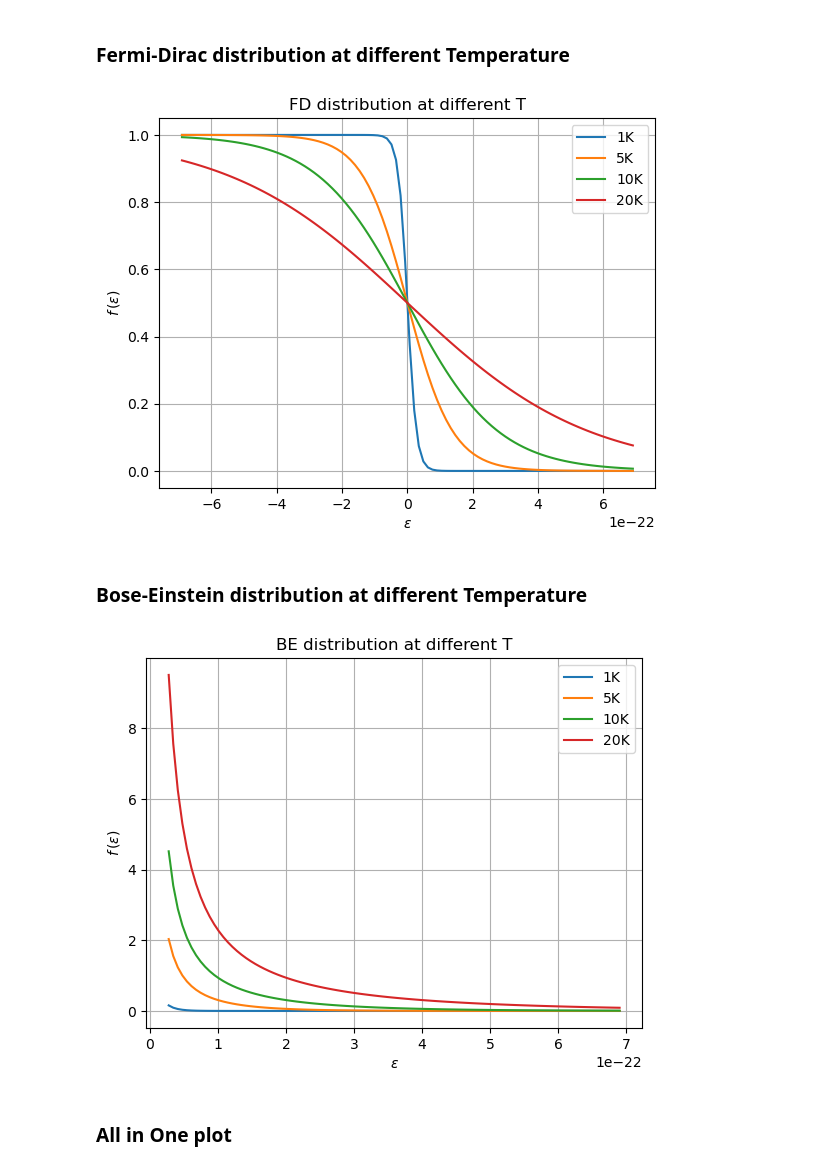
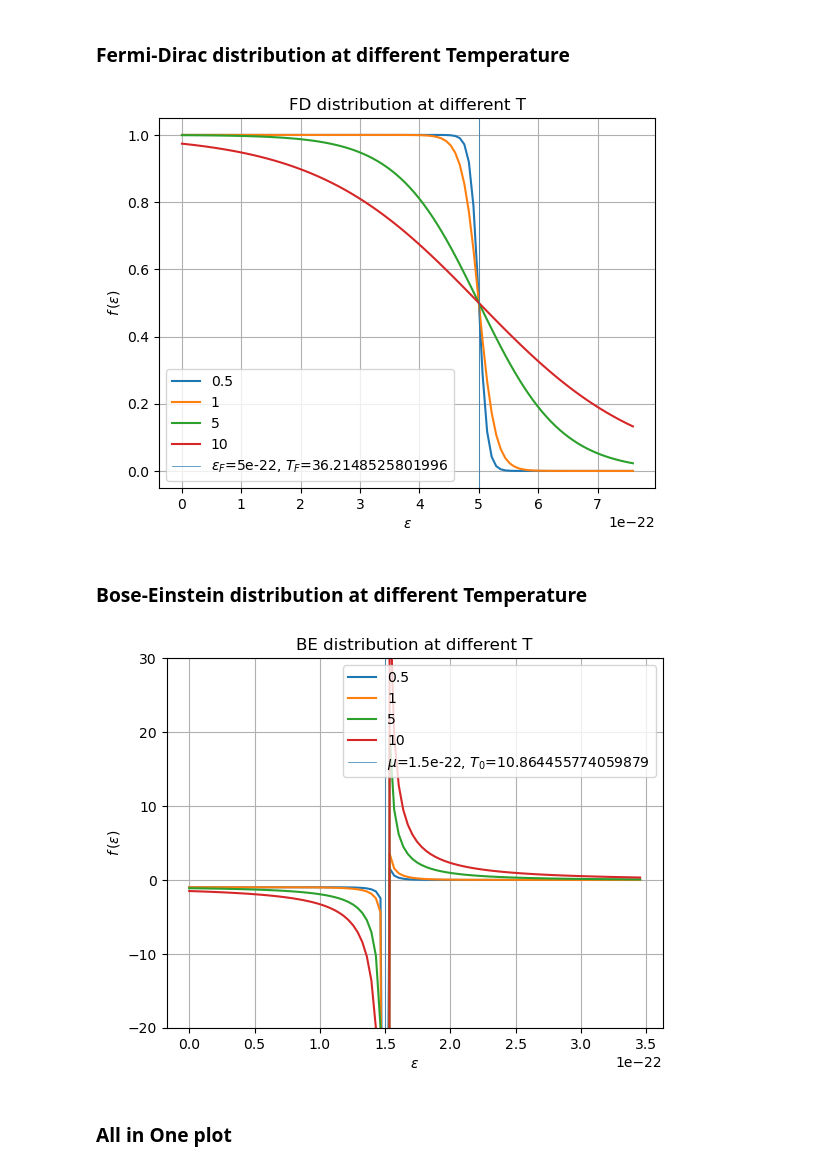
Before and after one commit to suman122003/BSc_Physics_Codes, a Jupyter notebook: CC_14_Statistical_Mechanics/sem6_all_codes.ipynb, the cells around one changed output. Cells and saved outputs as stored; diff of their text form; code cells hidden in the pictures.

```diff
--- a/CC_14_Statistical_Mechanics/sem6_all_codes.ipynb
+++ b/CC_14_Statistical_Mechanics/sem6_all_codes.ipynb
@@ -151,18 +151,18 @@ import matplotlib.pyplot as plt
 
 kb = const.Boltzmann
 # %%
-def all_distr(en, T, k_select):
-   func = 1/(np.exp(en/(kb*T)) + k_select)
+def all_distr(en, mu, T, k_select):
+   func = 1/(np.exp((en-mu)/(kb*T)) + k_select)
    return func
 
-Ts = [1, 5, 10, 20]   # Temperatures
+Ts = [0.5, 1, 5, 10]   # Temperatures
 # %% [markdown]
 ### Maxwell-Boltzmann distribution at different Temperature
 # %%
 en1 = np.linspace(1,50,100)*const.Boltzmann*Ts[0]
 
 for Ti in Ts:
-   plt.plot(en1, all_distr(en1, Ti, 0), label=f'{Ti}K')
+   plt.plot(en1, all_distr(en1, 0, Ti, 0), label=f'{Ti}K')
 
 plt.title('MB distribution at different T')
 plt.xlabel('$\epsilon$')
@@ -175,35 +175,41 @@ plt.show()
 # %% [markdown]
 ### Fermi-Dirac distribution at different Temperature
 # %%
-en2 = np.linspace(-50,50,100)*const.Boltzmann*Ts[0]
-
+en2 = np.linspace(0,110,100)*const.Boltzmann*Ts[0]
+epF = 5e-22      # Fermi energy
+T0 = epF/const.Boltzmann
 for Ti in Ts:
-   plt.plot(en2, all_distr(en2, Ti, 1), label=f'{Ti}K')
+   plt.plot(en2, all_distr(en2, epF, Ti, 1), label=f'{Ti}')
 
 plt.title('FD distribution at different T')
+plt.axvline(epF, label=f'$\epsilon_F$={epF:3}, $T_F$={T0:2}', lw=0.5)
 plt.xlabel('$\epsilon$')
 plt.ylabel('$f\,(\epsilon)$')
 plt.legend()
 plt.grid()
 plt.show()
 # %% [output]
-[figure, old version]
+[figure, new version]
 # %% [markdown]
 ### Bose-Einstein distribution at different Temperature
 # %%
-en3 = np.linspace(2,50,100)*const.Boltzmann*Ts[0]
+en3 = np.linspace(0,50,100)*const.Boltzmann*Ts[0]
+en0 = 1.5e-22
+T0 = en0/const.Boltzmann
 
 for Ti in Ts:
-   plt.plot(en3, all_distr(en3, Ti, -1), label=f'{Ti}K')
+   plt.plot(en3, all_distr(en3, en0, Ti, -1), label=f'{Ti}')
 
 plt.title('BE distribution at different T')
+plt.axvline(en0, label=f'$\mu$={en0:3}, $T_0$={T0:2}', lw=0.5)
+plt.ylim([-20, 30])
 plt.xlabel('$\epsilon$')
 plt.ylabel('$f\,(\epsilon)$')
 plt.legend()
 plt.grid()
 plt.show()
 # %% [output]
-[figure, old version]
+[figure, new version]
 # %% [markdown]
 ### All in One plot
 # %%
```
Also changed, not shown: parts of 4 cells of this notebook.
